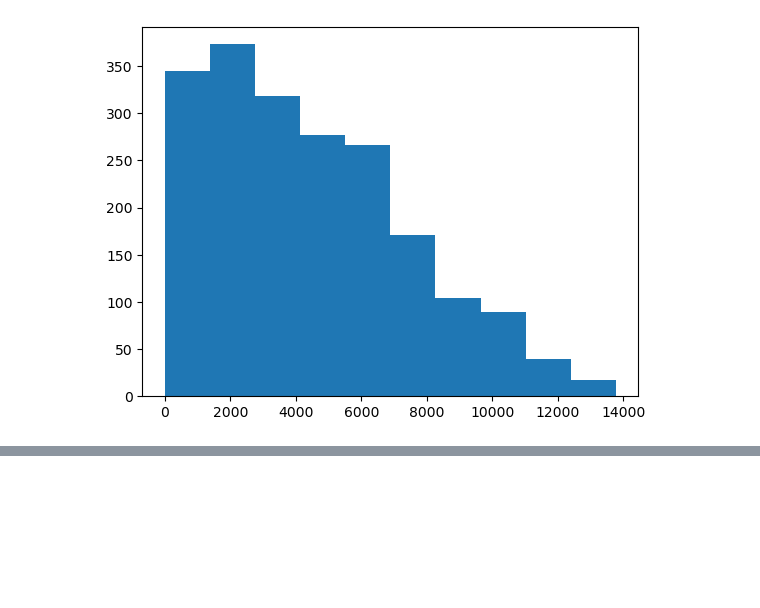
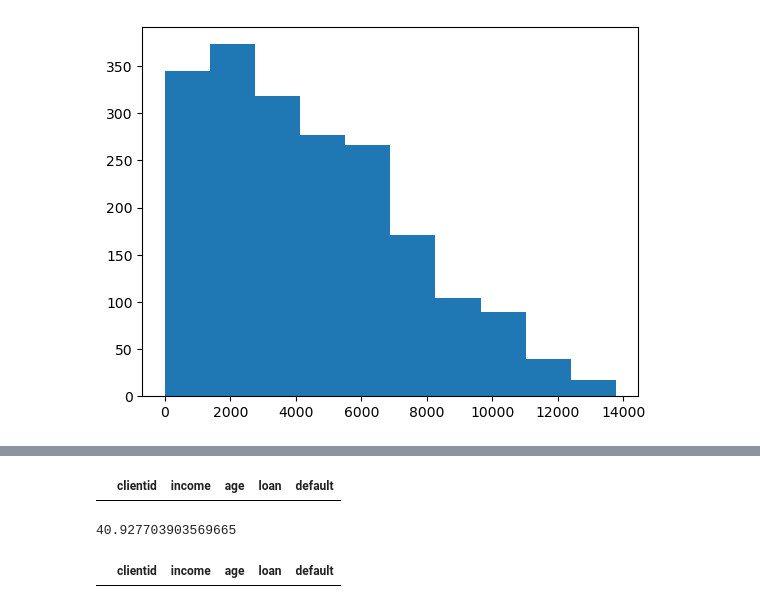
Before and after one commit to httpsdfaa/science-data-studies, a Jupyter notebook: machine-learning-az/machine_learning_course/pre-processing/pre-processing.ipynb, the cells around one changed output, grey strips where cells are left out. Cells and saved outputs as stored; diff of their text form; code cells hidden in the pictures; blank space fills up the shorter version.

```diff
--- a/machine-learning-az/machine_learning_course/pre-processing/pre-processing.ipynb
+++ b/machine-learning-az/machine_learning_course/pre-processing/pre-processing.ipynb
@@ -108,0 +140,20 @@ grafico.show()
+# %%
+# PARA CORRIGIR O ERRO DE IDADE VAMOS FAZER A EXCLUSÃO SOMENTE DE VALORES INCONSISTENTES
+
+data_credit[data_credit['age'] < 0].index # indices que serão passados em drop e serão excluidos
+
+data_credit3 = data_credit.drop(data_credit[data_credit['age'] < 0].index) # exclusão das linhas inconsistentes
+# %%
+data_credit3.loc[data_credit['age'] < 0] # feito com sucesso
+# %% [output]
+|  | clientid | income | age | loan | default |
+# %%
+# FORMA RECOMENDÁVEL DE TRATAR VALORES INCONSISTENTES.
+# PREENCHER OS VALORES INCONSISTENTES MANUALMENTE. FAZENDO COM QUE O DATAFRAME FICA MAIS ALIMENTADO E CORRETAMENTE
+
+# SE NÃO POSSUI O VALOR CORRETO, FAÇA A MÉDIA DAS IDADES E PREENCHA OS DADOS FALTANTES
+# lembrando que a media deve ser feita não considerando os valores inconsistentes
+
+data_credit['age'][data_credit['age'] > 0].mean()
+# %% [output]
+40.927703903569665
@@ -108,0 +162,4 @@ grafico.show()
+# %%
+data_credit.loc[data_credit['age'] < 0]
+# %% [output]
+|  | clientid | income | age | loan | default |
```
Also changed, not shown: parts of 10 cells of this notebook.
